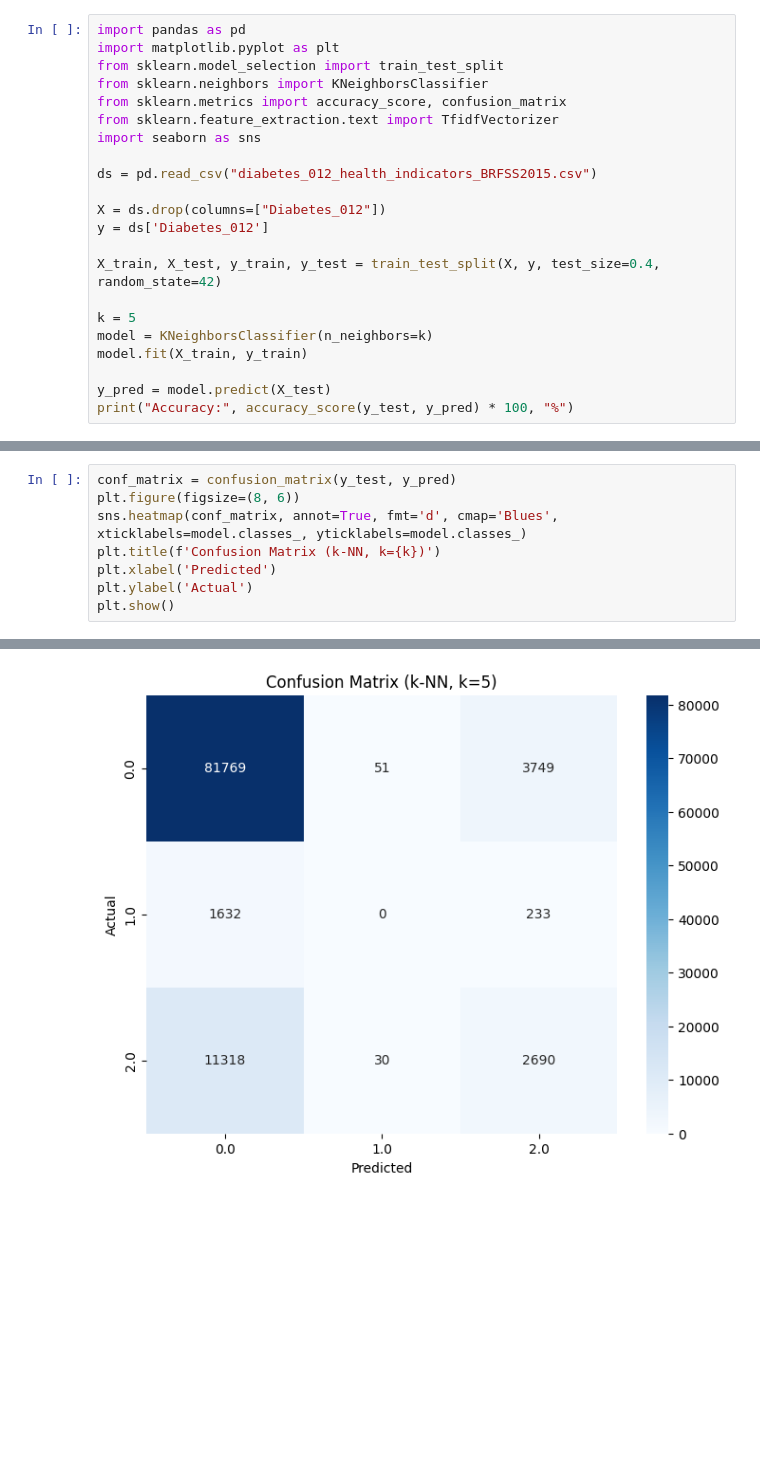
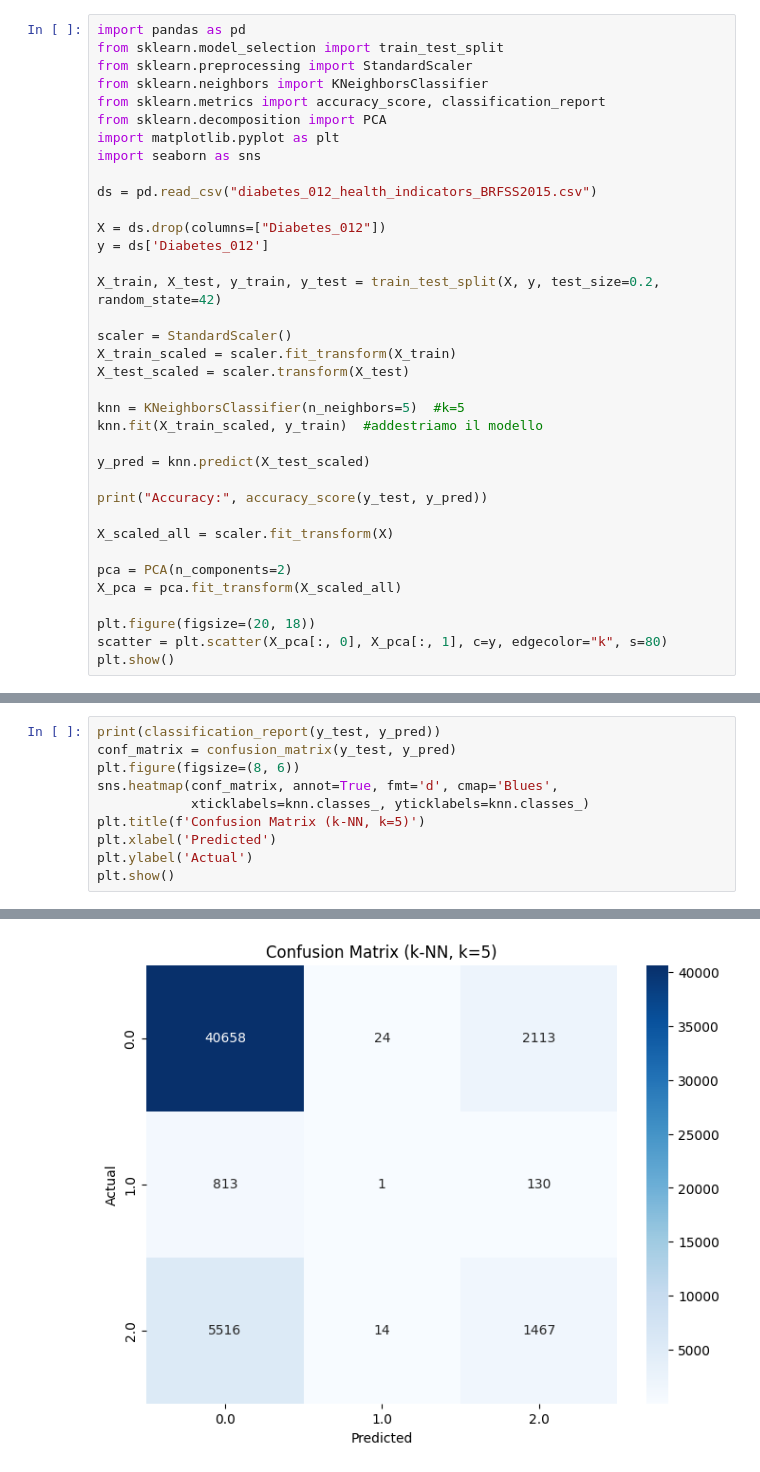
Before and after one commit to mattaLeo/confrontoModelli, a Jupyter notebook: confrontoModelliKnn.ipynb, the cells around one changed output, grey strips where cells are left out. Drawn from its saved outputs; the diff is of its cells as text; blank space fills up the shorter version.

```diff
--- a/confrontoModelliKnn.ipynb
+++ b/confrontoModelliKnn.ipynb
@@ -20,11 +20,12 @@ Requirement already satisfied: six>=1.5 in /usr/lib/python3/dist-packages (from
 Note: you may need to restart the kernel to use updated packages.
 # %%
 import pandas as pd
+from sklearn.model_selection import train_test_split
+from sklearn.preprocessing import StandardScaler
+from sklearn.neighbors import KNeighborsClassifier
+from sklearn.metrics import accuracy_score, classification_report
+from sklearn.decomposition import PCA
 import matplotlib.pyplot as plt
-from sklearn.model_selection import train_test_split
-from sklearn.neighbors import KNeighborsClassifier
-from sklearn.metrics import accuracy_score, confusion_matrix
-from sklearn.feature_extraction.text import TfidfVectorizer
 import seaborn as sns
 
 ds = pd.read_csv("diabetes_012_health_indicators_BRFSS2015.csv")
@@ -32,12 +33,25 @@ ds = pd.read_csv("diabetes_012_health_indicators_BRFSS2015.csv")
 X = ds.drop(columns=["Diabetes_012"])
 y = ds['Diabetes_012']
 
-X_train, X_test, y_train, y_test = train_test_split(X, y, test_size=0.4, random_state=42)
+X_train, X_test, y_train, y_test = train_test_split(X, y, test_size=0.2, random_state=42)
 
-k = 5
-model = KNeighborsClassifier(n_neighbors=k)
-model.fit(X_train, y_train)
+scaler = StandardScaler()
+X_train_scaled = scaler.fit_transform(X_train)
+X_test_scaled = scaler.transform(X_test)
 
-y_pred = model.predict(X_test)
-print("Accuracy:", accuracy_score(y_test, y_pred) * 100, "%")
+knn = KNeighborsClassifier(n_neighbors=5)  #k=5
+knn.fit(X_train_scaled, y_train)  #addestriamo il modello
+
+y_pred = knn.predict(X_test_scaled)
+
+print("Accuracy:", accuracy_score(y_test, y_pred))
+
+X_scaled_all = scaler.fit_transform(X)
+
+pca = PCA(n_components=2)
+X_pca = pca.fit_transform(X_scaled_all)
+
+plt.figure(figsize=(20, 18))
+scatter = plt.scatter(X_pca[:, 0], X_pca[:, 1], c=y, edgecolor="k", s=80)
+plt.show()
 # %% [output]
@@ -45,8 +60,10 @@ Accuracy: 83.23379848628193 %
 # %%
+print(classification_report(y_test, y_pred))
 conf_matrix = confusion_matrix(y_test, y_pred)
 plt.figure(figsize=(8, 6))
-sns.heatmap(conf_matrix, annot=True, fmt='d', cmap='Blues', xticklabels=model.classes_, yticklabels=model.classes_)
-plt.title(f'Confusion Matrix (k-NN, k={k})')
+sns.heatmap(conf_matrix, annot=True, fmt='d', cmap='Blues',
+            xticklabels=knn.classes_, yticklabels=knn.classes_)
+plt.title(f'Confusion Matrix (k-NN, k=5)')
 plt.xlabel('Predicted')
 plt.ylabel('Actual')
 plt.show()
@@ -54 +80 @@ plt.show()
-[figure, old version]
+[figure, new version]
```
Also changed, not shown: parts of 3 cells of this notebook, 1 other file.
